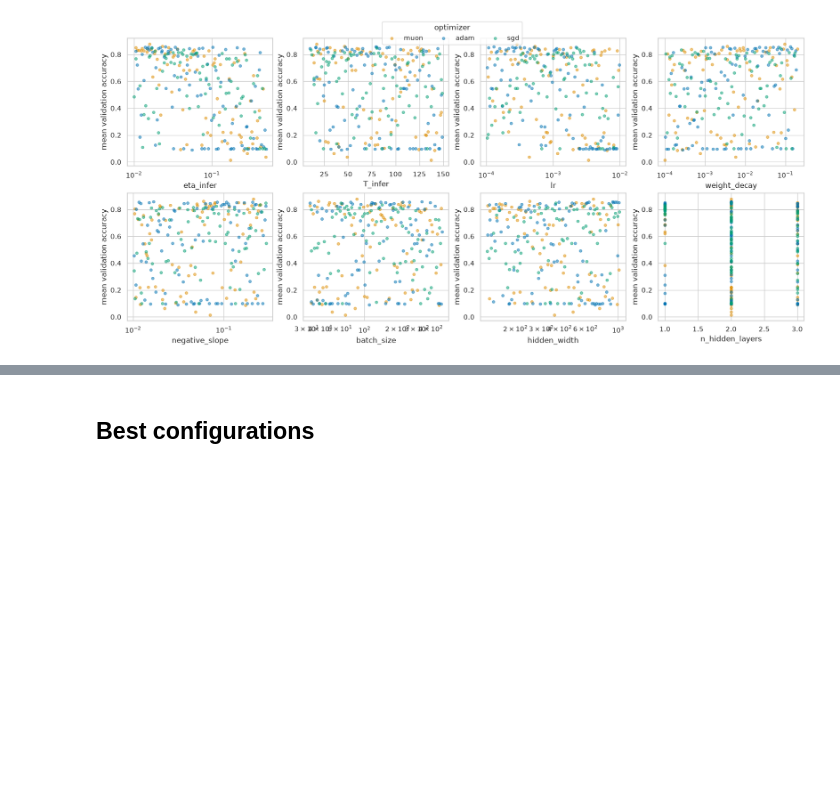
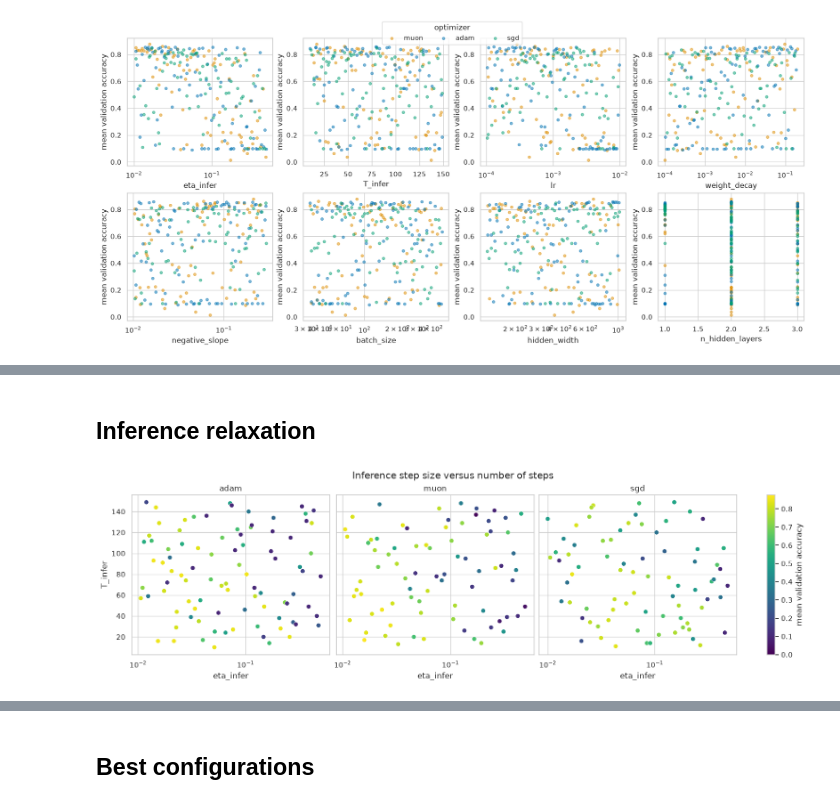
Before and after one commit to HorusXIV/predictive-coding, a Jupyter notebook: notebooks/gridsearch.ipynb, the cells around one changed output, grey strips where cells are left out. Saved outputs shown, nothing was run; the diff lists cells and outputs as text; code cells hidden in the pictures; blank space fills up the shorter version.

```diff
--- a/notebooks/gridsearch.ipynb
+++ b/notebooks/gridsearch.ipynb
@@ -100,0 +224,26 @@ plt.show()
+# %% [markdown]
+## Inference relaxation
+# %%
+fig, axes = plt.subplots(1, 3, figsize=(15, 4.5), sharey=True, constrained_layout=True)
+
+for ax, optimizer in zip(axes, optimizer_order):
+    group = results[results["optimizer"] == optimizer]
+    dots = ax.scatter(
+        group["eta_infer"],
+        group["T_infer"],
+        c=group["mean_val_accuracy"],
+        cmap="viridis",
+        vmin=0,
+        vmax=results["mean_val_accuracy"].max(),
+        s=45,
+        edgecolor="white",
+        linewidth=0.4,
+    )
+    ax.set(xscale="log", title=optimizer, xlabel="eta_infer")
+
+axes[0].set_ylabel("T_infer")
+fig.colorbar(dots, ax=axes, label="mean validation accuracy")
+fig.suptitle("Inference step size versus number of steps")
+plt.show()
+# %% [output]
+[figure, added]
```
Also changed, not shown: parts of 14 cells of this notebook, 6 other files.
